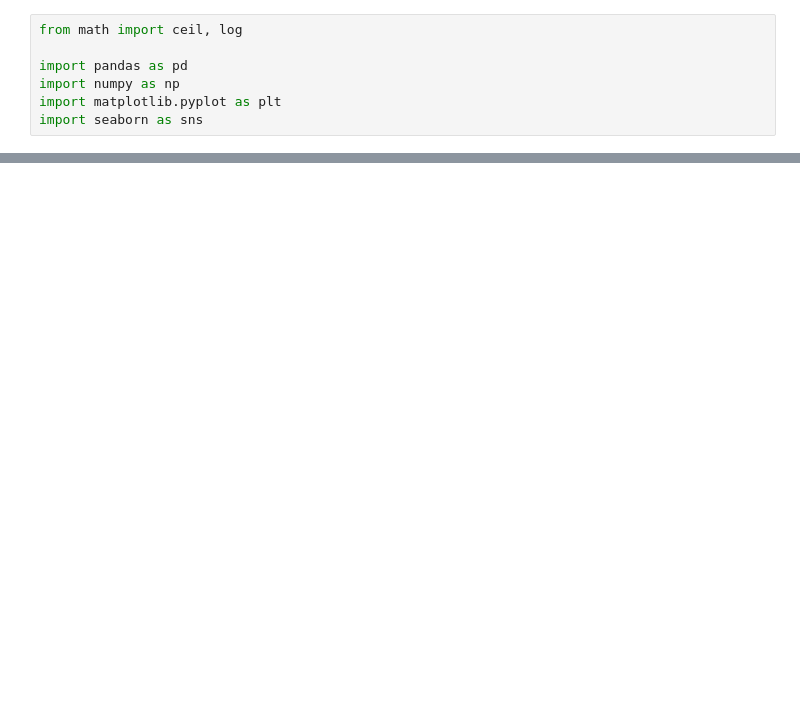
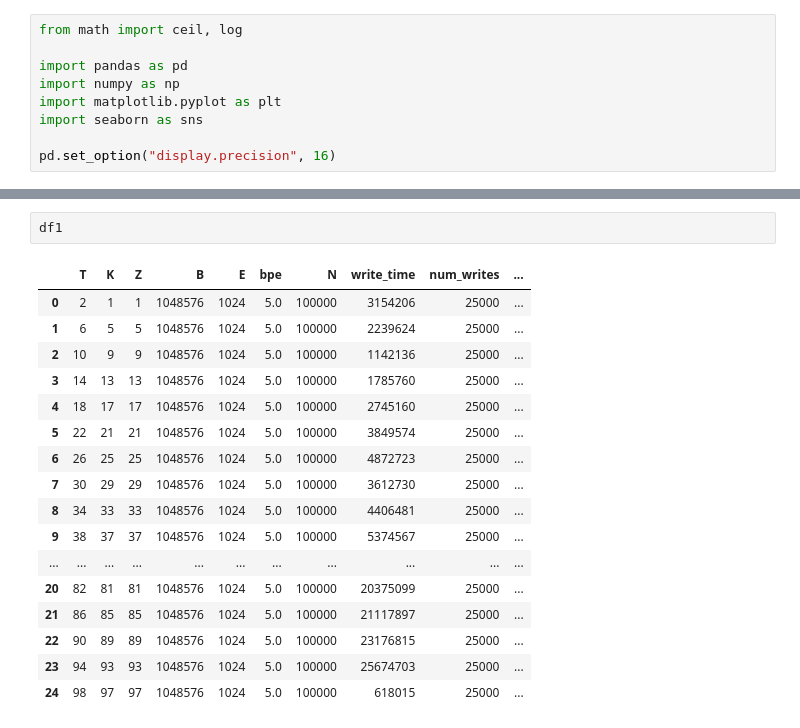
Before and after one commit to Ephoris/rocksdb-robust, a Jupyter notebook: script/visualization/cost_func_graph.ipynb, the cells around one changed output, grey strips where cells are left out. Cells and saved outputs as stored; diff of their text form; blank space fills up the shorter version.

```diff
--- a/script/visualization/cost_func_graph.ipynb
+++ b/script/visualization/cost_func_graph.ipynb
@@ -5,6 +5,8 @@ import pandas as pd
 import numpy as np
 import matplotlib.pyplot as plt
 import seaborn as sns
+
+pd.set_option("display.precision", 16)
 # %%
 class DBMeta(object):
 
@@ -146,0 +113,20 @@ fig = plot_cost_ratio(df)
+# %%
+df1
+# %% [output]
+|  | T | K | Z | B | E | bpe | N | write_time | num_writes | ... |
+| 0 | 2 | 1 | 1 | 1048576 | 1024 | 5.0 | 100000 | 3154206 | 25000 | ... |
+| 1 | 6 | 5 | 5 | 1048576 | 1024 | 5.0 | 100000 | 2239624 | 25000 | ... |
+| 2 | 10 | 9 | 9 | 1048576 | 1024 | 5.0 | 100000 | 1142136 | 25000 | ... |
+| 3 | 14 | 13 | 13 | 1048576 | 1024 | 5.0 | 100000 | 1785760 | 25000 | ... |
+| 4 | 18 | 17 | 17 | 1048576 | 1024 | 5.0 | 100000 | 2745160 | 25000 | ... |
+| 5 | 22 | 21 | 21 | 1048576 | 1024 | 5.0 | 100000 | 3849574 | 25000 | ... |
+| 6 | 26 | 25 | 25 | 1048576 | 1024 | 5.0 | 100000 | 4872723 | 25000 | ... |
+| 7 | 30 | 29 | 29 | 1048576 | 1024 | 5.0 | 100000 | 3612730 | 25000 | ... |
+| 8 | 34 | 33 | 33 | 1048576 | 1024 | 5.0 | 100000 | 4406481 | 25000 | ... |
+| 9 | 38 | 37 | 37 | 1048576 | 1024 | 5.0 | 100000 | 5374567 | 25000 | ... |
+| ... | ... | ... | ... | ... | ... | ... | ... | ... | ... | ... |
+| 20 | 82 | 81 | 81 | 1048576 | 1024 | 5.0 | 100000 | 20375099 | 25000 | ... |
+| 21 | 86 | 85 | 85 | 1048576 | 1024 | 5.0 | 100000 | 21117897 | 25000 | ... |
+| 22 | 90 | 89 | 89 | 1048576 | 1024 | 5.0 | 100000 | 23176815 | 25000 | ... |
+| 23 | 94 | 93 | 93 | 1048576 | 1024 | 5.0 | 100000 | 25674703 | 25000 | ... |
+| 24 | 98 | 97 | 97 | 1048576 | 1024 | 5.0 | 100000 | 618015 | 25000 | ... |
```
Also changed, not shown: parts of 8 cells of this notebook, 2 other files.
